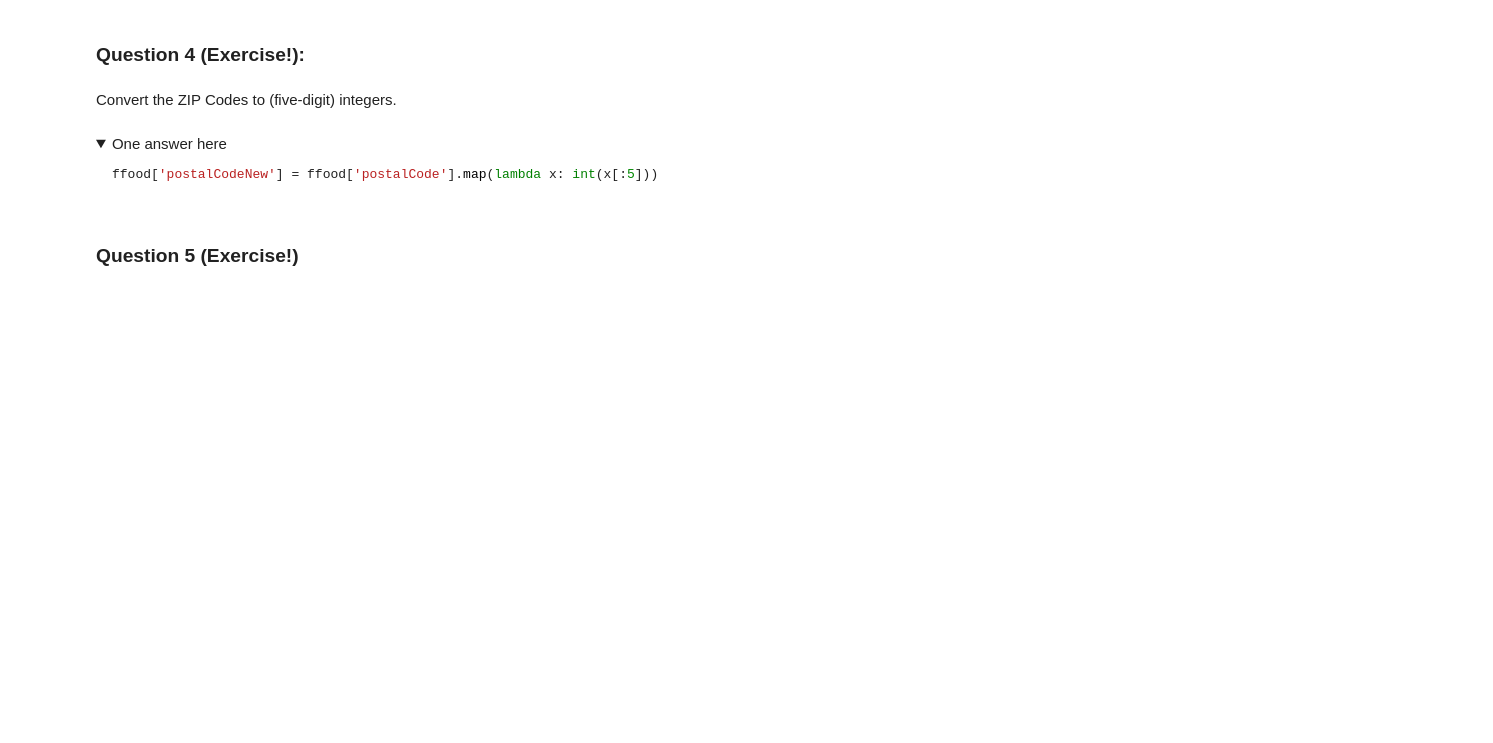
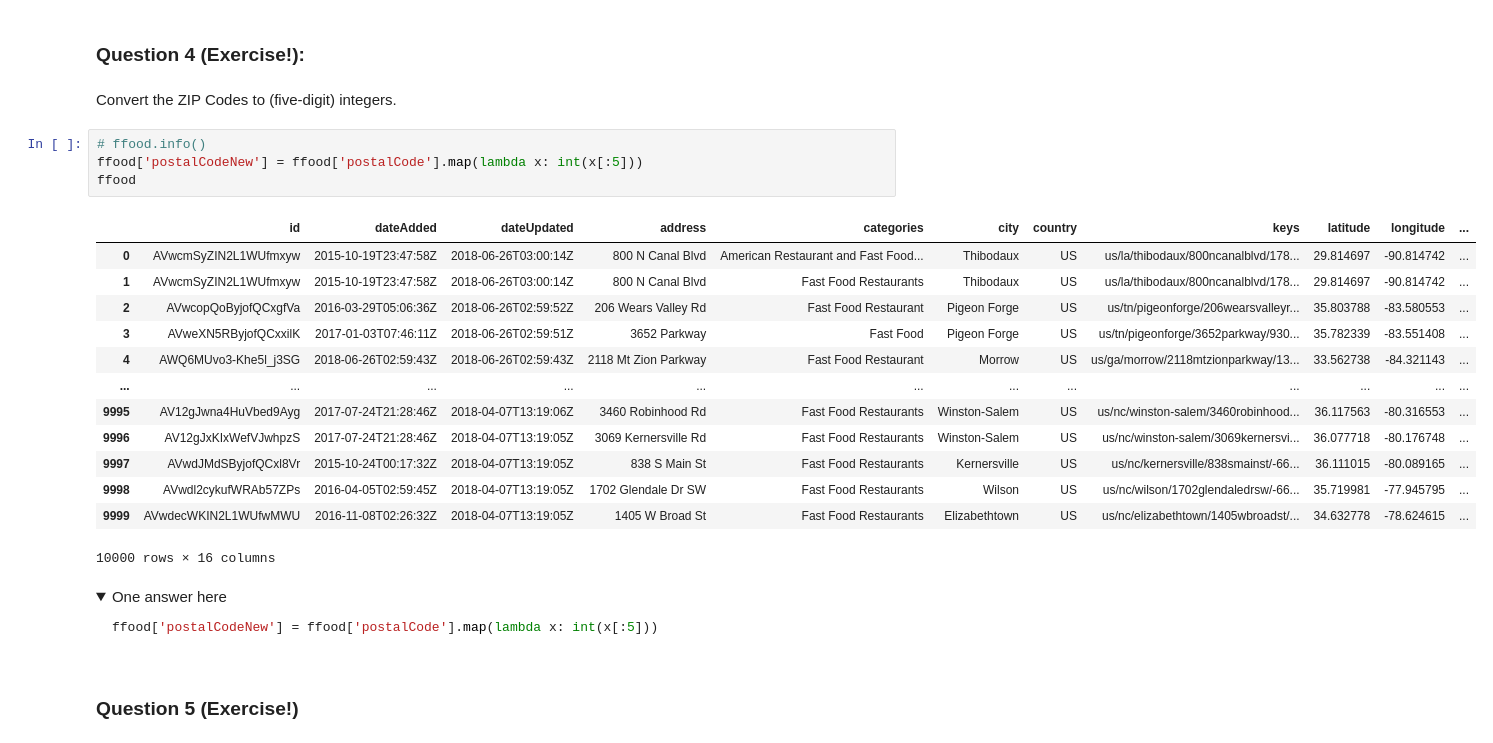
Before and after one commit to flatiron-school/DS-Deloitte-1003-c3, a Jupyter notebook: Lectures/Descriptive-Analysis/descriptive_stats.ipynb, the cells around one changed output. Saved outputs shown, nothing was run; the diff lists cells and outputs as text; folded sections open; blank space fills up the shorter version.

```diff
--- a/Lectures/Descriptive-Analysis/descriptive_stats.ipynb
+++ b/Lectures/Descriptive-Analysis/descriptive_stats.ipynb
@@ -220,6 +327,24 @@ ak[ak['name'] == 'Taco Bell']
 ### Question 4 (Exercise!):
 # %% [markdown]
 Convert the ZIP Codes to (five-digit) integers.
+# %%
+# ffood.info()
+ffood['postalCodeNew'] = ffood['postalCode'].map(lambda x: int(x[:5]))
+ffood
+# %% [output]
+|  | id | dateAdded | dateUpdated | address | categories | city | country | keys | latitude | longitude | ... |
+| 0 | AVwcmSyZIN2L1WUfmxyw | 2015-10-19T23:47:58Z | 2018-06-26T03:00:14Z | 800 N Canal Blvd | American Restaurant and Fast Food... | Thibodaux | US | us/la/thibodaux/800ncanalblvd/178... | 29.814697 | -90.814742 | ... |
+| 1 | AVwcmSyZIN2L1WUfmxyw | 2015-10-19T23:47:58Z | 2018-06-26T03:00:14Z | 800 N Canal Blvd | Fast Food Restaurants | Thibodaux | US | us/la/thibodaux/800ncanalblvd/178... | 29.814697 | -90.814742 | ... |
+| 2 | AVwcopQoByjofQCxgfVa | 2016-03-29T05:06:36Z | 2018-06-26T02:59:52Z | 206 Wears Valley Rd | Fast Food Restaurant | Pigeon Forge | US | us/tn/pigeonforge/206wearsvalleyr... | 35.803788 | -83.580553 | ... |
+| 3 | AVweXN5RByjofQCxxilK | 2017-01-03T07:46:11Z | 2018-06-26T02:59:51Z | 3652 Parkway | Fast Food | Pigeon Forge | US | us/tn/pigeonforge/3652parkway/930... | 35.782339 | -83.551408 | ... |
+| 4 | AWQ6MUvo3-Khe5l_j3SG | 2018-06-26T02:59:43Z | 2018-06-26T02:59:43Z | 2118 Mt Zion Parkway | Fast Food Restaurant | Morrow | US | us/ga/morrow/2118mtzionparkway/13... | 33.562738 | -84.321143 | ... |
+| ... | ... | ... | ... | ... | ... | ... | ... | ... | ... | ... | ... |
+| 9995 | AV12gJwna4HuVbed9Ayg | 2017-07-24T21:28:46Z | 2018-04-07T13:19:06Z | 3460 Robinhood Rd | Fast Food Restaurants | Winston-Salem | US | us/nc/winston-salem/3460robinhood... | 36.117563 | -80.316553 | ... |
+| 9996 | AV12gJxKIxWefVJwhpzS | 2017-07-24T21:28:46Z | 2018-04-07T13:19:05Z | 3069 Kernersville Rd | Fast Food Restaurants | Winston-Salem | US | us/nc/winston-salem/3069kernersvi... | 36.077718 | -80.176748 | ... |
+| 9997 | AVwdJMdSByjofQCxl8Vr | 2015-10-24T00:17:32Z | 2018-04-07T13:19:05Z | 838 S Main St | Fast Food Restaurants | Kernersville | US | us/nc/kernersville/838smainst/-66... | 36.111015 | -80.089165 | ... |
+| 9998 | AVwdl2cykufWRAb57ZPs | 2016-04-05T02:59:45Z | 2018-04-07T13:19:05Z | 1702 Glendale Dr SW | Fast Food Restaurants | Wilson | US | us/nc/wilson/1702glendaledrsw/-66... | 35.719981 | -77.945795 | ... |
+| 9999 | AVwdecWKIN2L1WUfwMWU | 2016-11-08T02:26:32Z | 2018-04-07T13:19:05Z | 1405 W Broad St | Fast Food Restaurants | Elizabethtown | US | us/nc/elizabethtown/1405wbroadst/... | 34.632778 | -78.624615 | ... |
+10000 rows × 16 columns
 # %% [markdown]
 <details>
     <summary>One answer here</summary>
```
Also changed, not shown: parts of 30 cells of this notebook.
